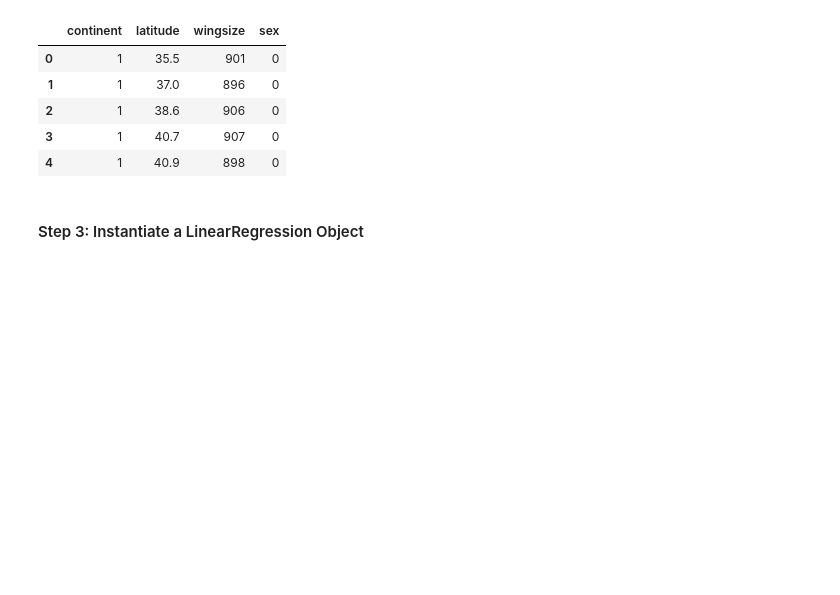
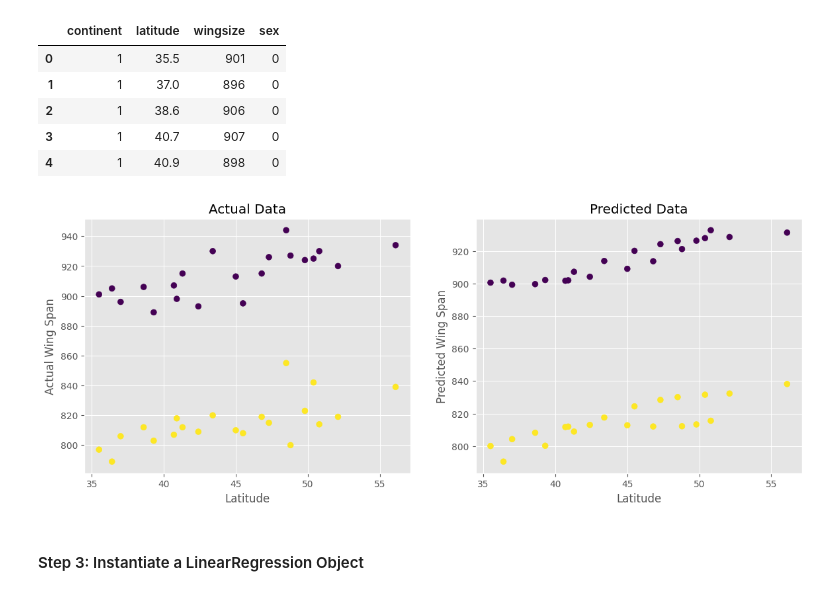
Before and after one commit to waynewilliamprout123456789/Machine_Learning, a Jupyter notebook: examples/3.OOP_Polynomial_Liner_Regression.ipynb, the cells around one changed output. Drawn from its saved outputs; the diff is of its cells as text; code cells hidden in the pictures; blank space fills up the shorter version.

```diff
--- a/examples/3.OOP_Polynomial_Liner_Regression.ipynb
+++ b/examples/3.OOP_Polynomial_Liner_Regression.ipynb
@@ -30,6 +30,23 @@ insects.head()
 | 2 | 1 | 38.6 | 906 | 0 |
 | 3 | 1 | 40.7 | 907 | 0 |
 | 4 | 1 | 40.9 | 898 | 0 |
+# %%
+fig, axs = plt.subplots(1, 2, figsize=(14, 5))
+
+axs[0].scatter(insects.latitude, insects.wingsize, c=insects['sex'],  s=40)
+axs[0].set_title("Actual Data")
+axs[0].set_xlabel("Latitude")
+axs[0].set_ylabel("Actual Wing Span")
+
+
+axs[1].scatter(insects.latitude, wing_size_predictions, c=insects['sex'], s=40)
+axs[1].set_title("Predicted Data")
+axs[1].set_xlabel("Latitude")
+axs[1].set_ylabel("Predicted Wing Span")
+
+plt.show()
+# %% [output]
+[figure, added]
 # %% [markdown]
 #### Step 3: Instantiate a LinearRegression Object
 # %%
```
Also changed, not shown: parts of 3 cells of this notebook, 20 other files.
